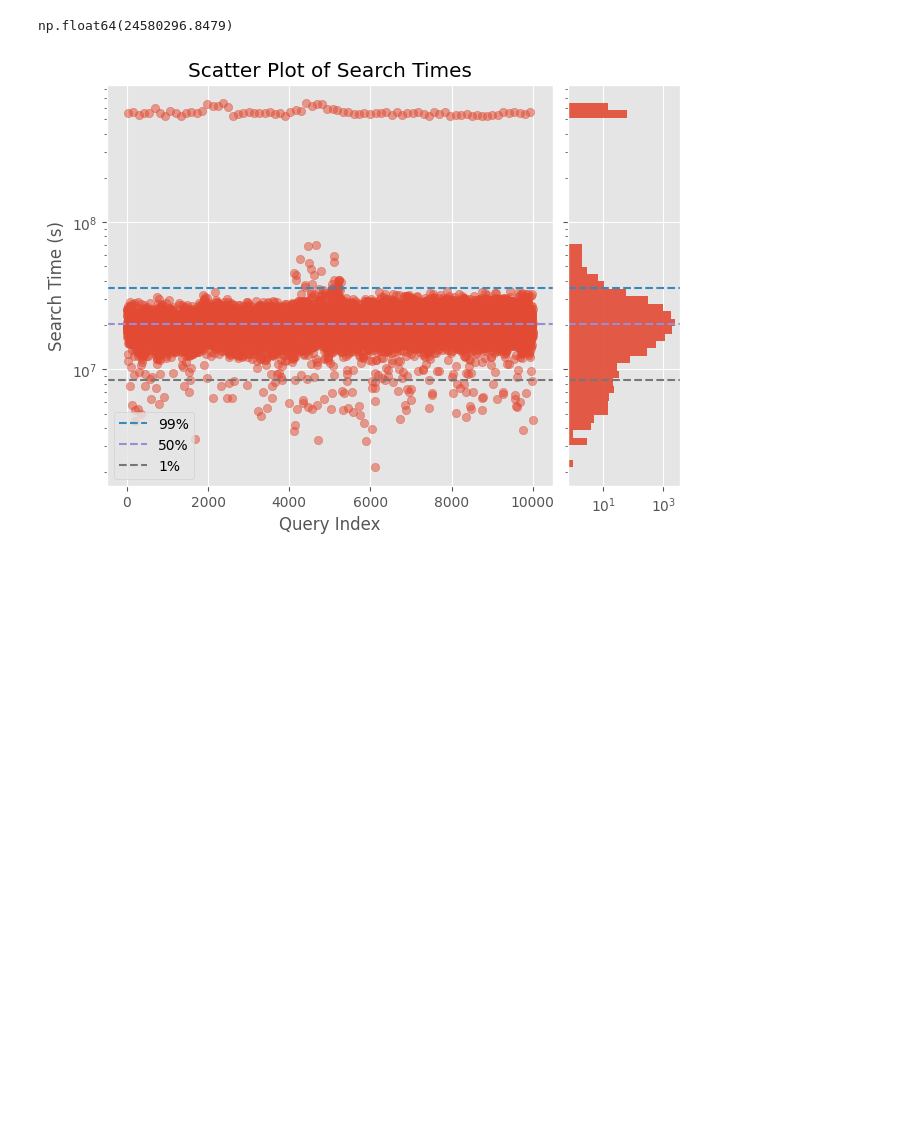
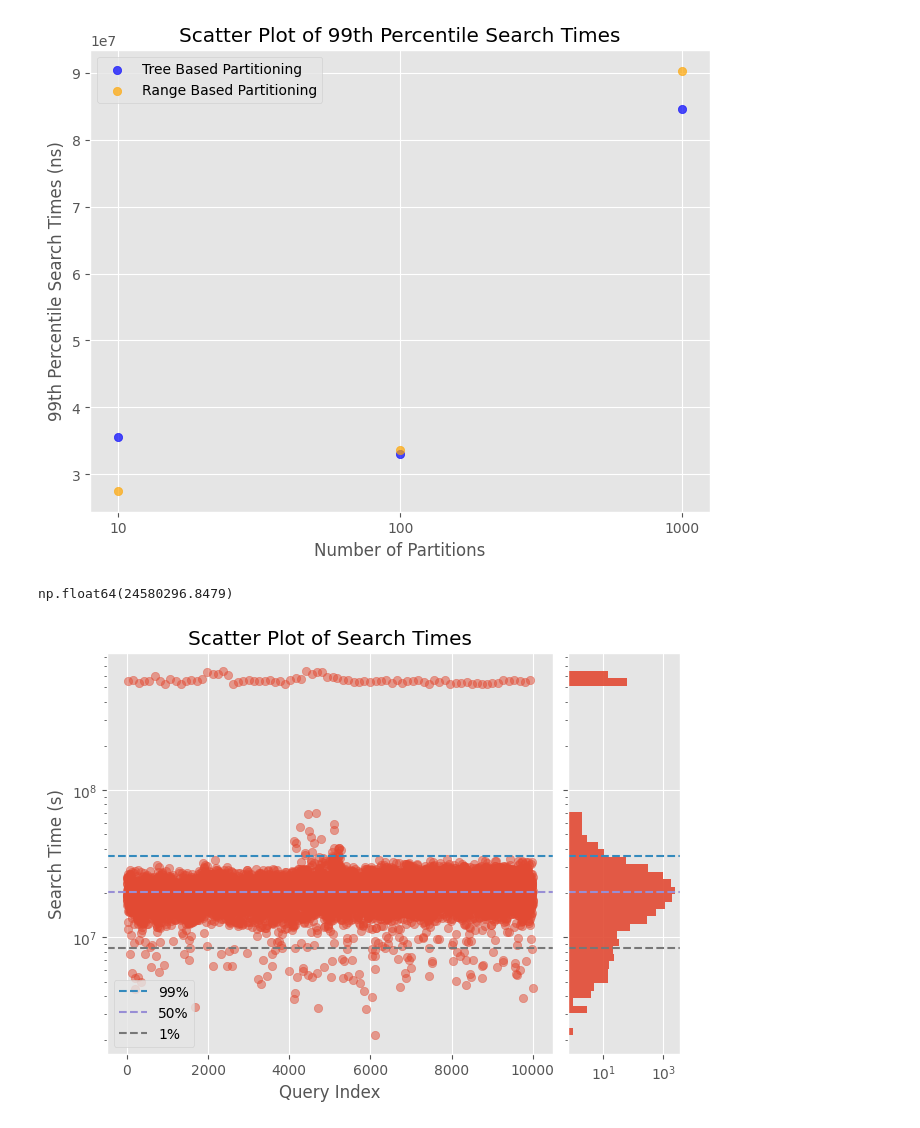
Before and after one commit to Nolan1324/CSE-584-W25-ANN-Project, a Jupyter notebook: src/analysis.ipynb, the cells around one changed output. Cells and saved outputs as stored; diff of their text form; code cells hidden in the pictures; blank space fills up the shorter version.

```diff
--- a/src/analysis.ipynb
+++ b/src/analysis.ipynb
@@ -56,3 +139,23 @@ plt.plot([0,1,3], [exp["recall"].mean() for exp in tree_experiments], label="Tre
+# %%
+# Extract data for scatter plot
+x_values = labels  # ["10", "100", "1000"]
+tree_values = percentiles["Tree Based Partitioning"]
+range_values = percentiles["Range Based Partitioning"]
+
+# Create scatter plot
+plt.figure(figsize=(8, 6))
+plt.scatter(x_values, tree_values, label="Tree Based Partitioning", color="blue", alpha=0.7)
+plt.scatter(x_values, range_values, label="Range Based Partitioning", color="orange", alpha=0.7)
+
+# Add labels and title
+plt.xlabel("Number of Partitions")
+plt.ylabel("99th Percentile Search Times (ns)")
+plt.title("Scatter Plot of 99th Percentile Search Times")
+plt.legend()
+plt.grid(True)
+plt.show()
+# %% [output]
+[figure, added]
 # %%
 schema_id = 0
 workflow_id = 0
```
Also changed, not shown: parts of 7 cells of this notebook.
